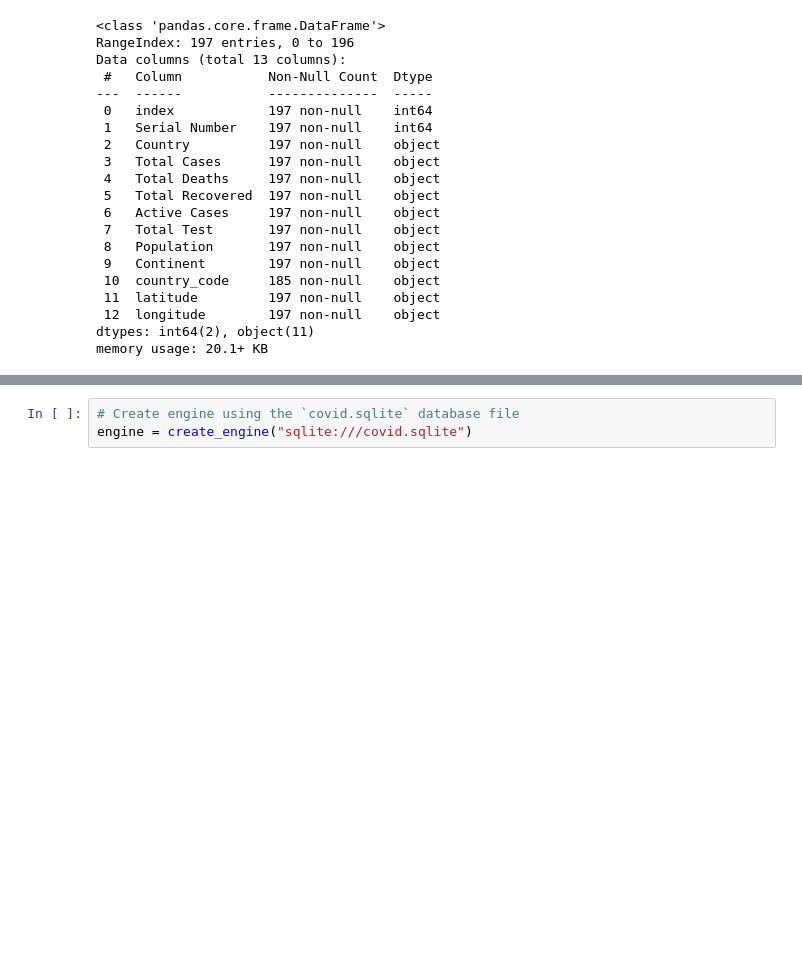
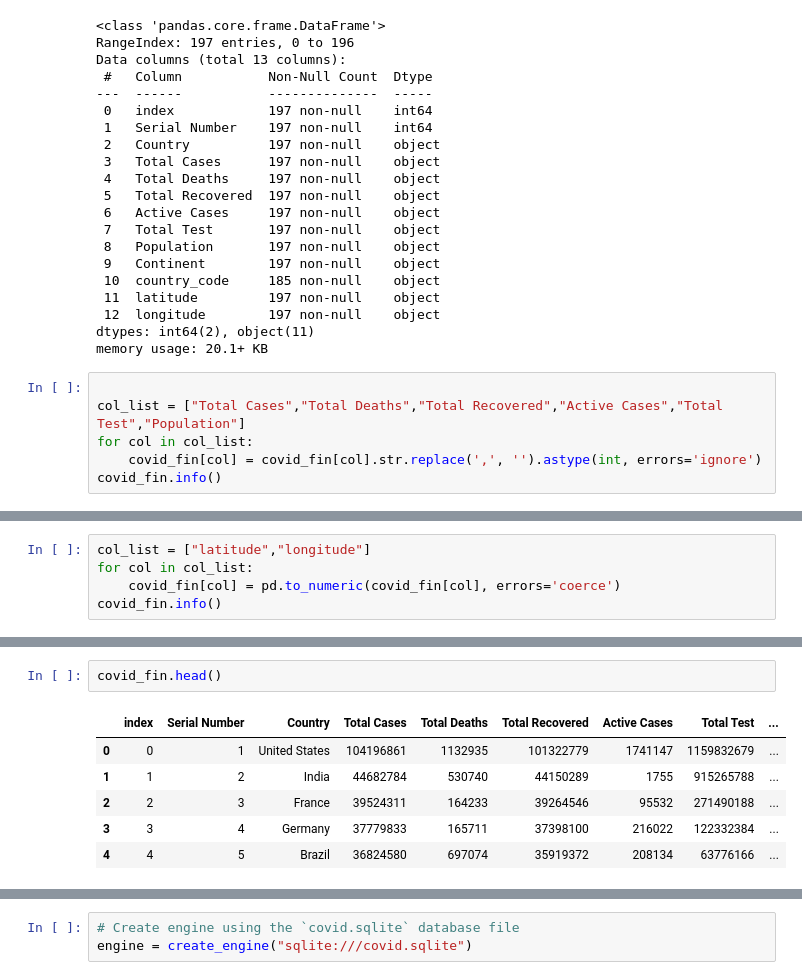
Before and after one commit to BootCamp24/project-3-group-05, a Jupyter notebook: data_engineering_eda/covid_sqlite.ipynb, the cells around one changed output, grey strips where cells are left out. Saved outputs shown, nothing was run; the diff lists cells and outputs as text; blank space fills up the shorter version.

```diff
--- a/data_engineering_eda/covid_sqlite.ipynb
+++ b/data_engineering_eda/covid_sqlite.ipynb
@@ -198,3 +216,9 @@ Data columns (total 13 columns):
  12  longitude        197 non-null    object
 dtypes: int64(2), object(11)
 memory usage: 20.1+ KB
+# %%
+
+col_list = ["Total Cases","Total Deaths","Total Recovered","Active Cases","Total Test","Population"]
+for col in col_list:
+    covid_fin[col] = covid_fin[col].str.replace(',', '').astype(int, errors='ignore')
+covid_fin.info()
@@ -200,0 +246,5 @@ memory usage: 20.1+ KB
+# %%
+col_list = ["latitude","longitude"]
+for col in col_list:
+    covid_fin[col] = pd.to_numeric(covid_fin[col], errors='coerce')
+covid_fin.info()
@@ -200,0 +272,9 @@ memory usage: 20.1+ KB
+# %%
+covid_fin.head()
+# %% [output]
+|  | index | Serial Number | Country | Total Cases | Total Deaths | Total Recovered | Active Cases | Total Test | ... |
+| 0 | 0 | 1 | United States | 104196861 | 1132935 | 101322779 | 1741147 | 1159832679 | ... |
+| 1 | 1 | 2 | India | 44682784 | 530740 | 44150289 | 1755 | 915265788 | ... |
+| 2 | 2 | 3 | France | 39524311 | 164233 | 39264546 | 95532 | 271490188 | ... |
+| 3 | 3 | 4 | Germany | 37779833 | 165711 | 37398100 | 216022 | 122332384 | ... |
+| 4 | 4 | 5 | Brazil | 36824580 | 697074 | 35919372 | 208134 | 63776166 | ... |
```
Also changed, not shown: parts of 7 cells of this notebook, 3 other files.
